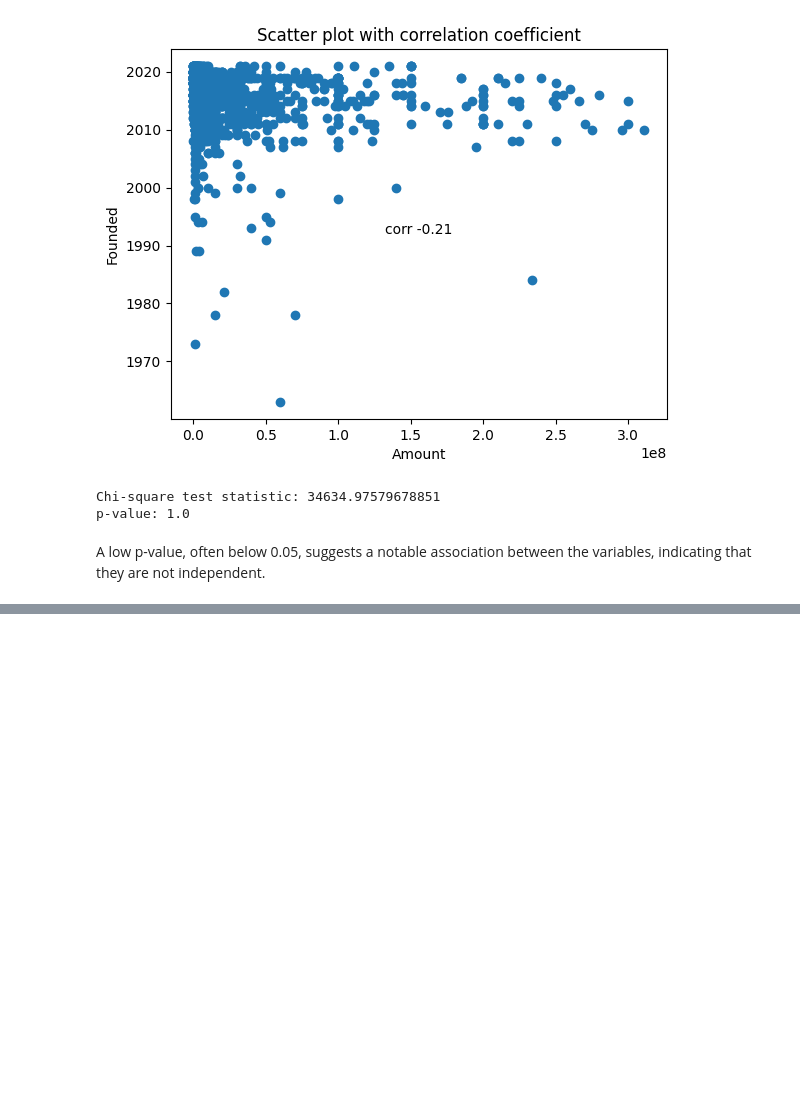
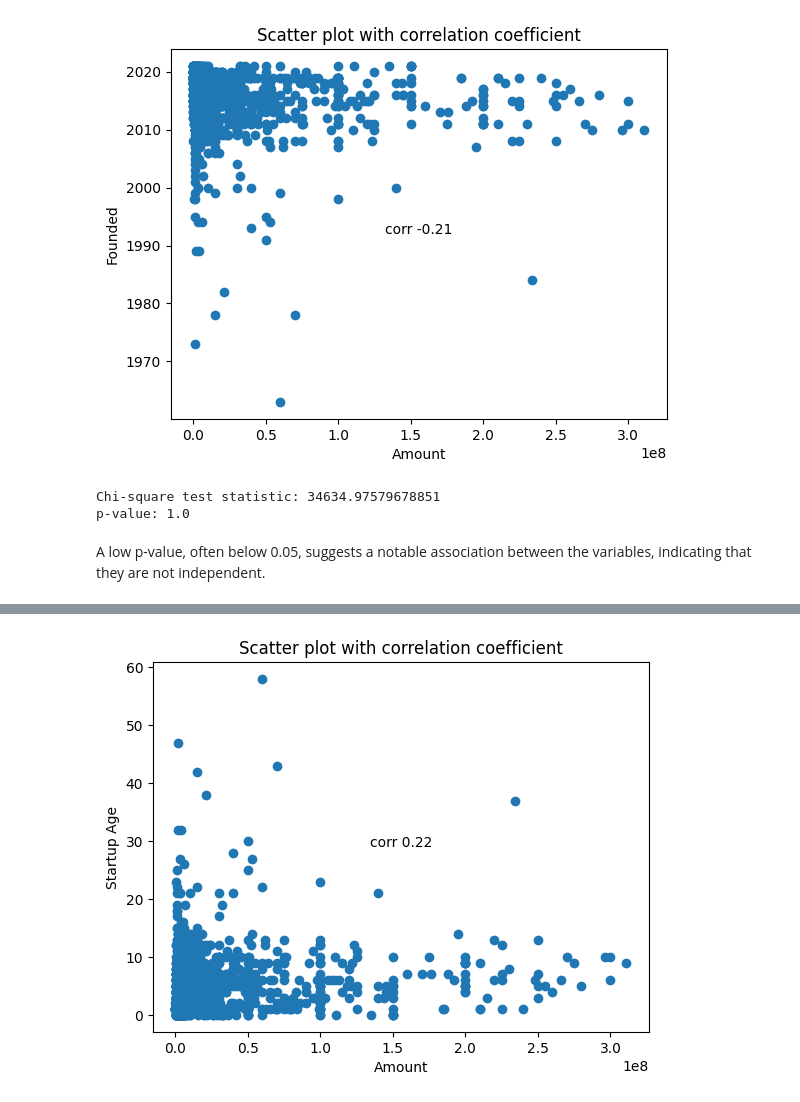
Before and after one commit to UMAR-FAWAZ/Indian_startup_funding_project, a Jupyter notebook: Indian_Startup.ipynb, the cells around one changed output, grey strips where cells are left out. Saved outputs shown, nothing was run; the diff lists cells and outputs as text; code cells hidden in the pictures; blank space fills up the shorter version.

```diff
--- a/Indian_Startup.ipynb
+++ b/Indian_Startup.ipynb
@@ -1675,0 +1715,13 @@ A low p-value, often below 0.05, suggests a notable association between the vari
+# %%
+x = df['Amount']
+y = df['Startup_Age']
+
+corr, _ = pearsonr(x, y)
+plt.scatter(x, y)
+plt.xlabel('Amount')
+plt.ylabel('Startup Age')
+plt.title('Scatter plot with correlation coefficient')
+plt.annotate(f'corr {corr:.2f}', (0.5, 0.5), xycoords='axes fraction', ha='center')
+plt.show()
+# %% [output]
+[figure, added]
```
Also changed, not shown: parts of 6 cells of this notebook.
